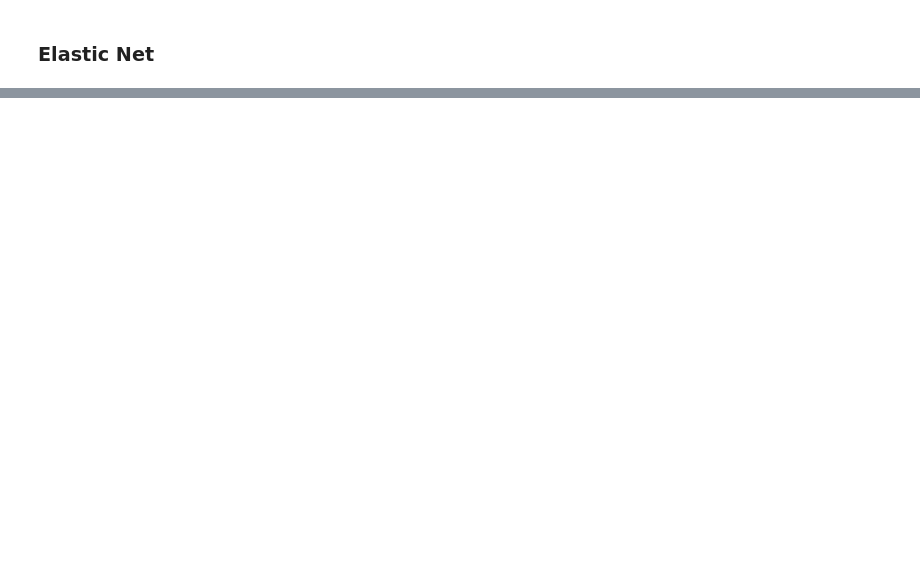
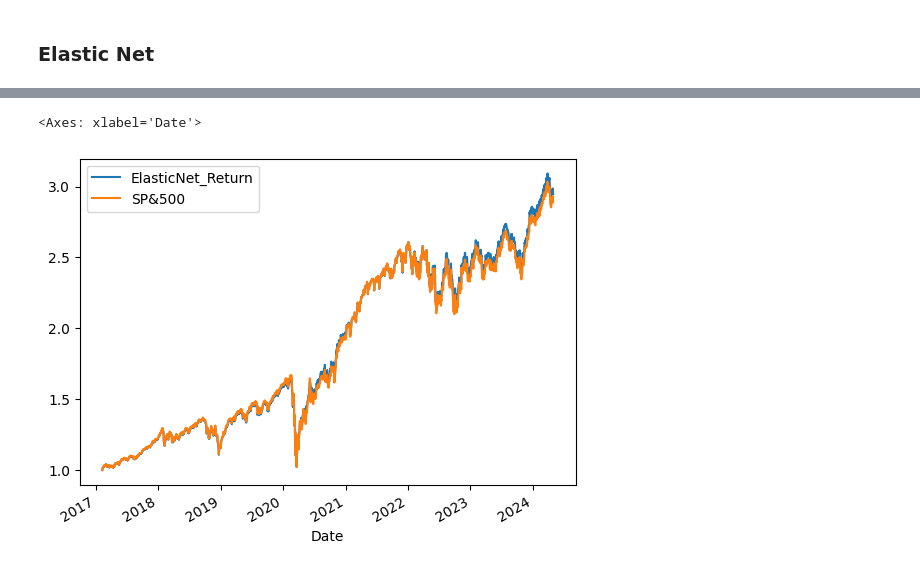
Before and after one commit to udacity/building-a-workflow-for-aI, a Jupyter notebook: l3-supervised-learning-regression/Lesson3.ipynb, the cells around one changed output, grey strips where cells are left out. Cells and saved outputs as stored; diff of their text form; code cells hidden in the pictures; blank space fills up the shorter version.

```diff
--- a/l3-supervised-learning-regression/Lesson3.ipynb
+++ b/l3-supervised-learning-regression/Lesson3.ipynb
@@ -979,0 +976,18 @@ metrics_df
+# %%
+# Define trading strategy based on RSI
+def trading_strategy(y_pred):
+    if y_pred >0:
+        return  1 # Go long
+    else:
+        return 0
+
+# Apply trading strategy to each RSI value
+y_test_and_pred['Position'] = y_test_and_pred['y_pred'].transform(trading_strategy)
+# Create Returns for each Trade
+y_test_and_pred[f'{model_name}_Return'] = y_test_and_pred['F_1_d_returns'] *  y_test_and_pred['Position']
+# %%
+# Compute the daily mean of all stocks. This will be our equal weighted benchmark
+daily_mean  = pd.DataFrame(y_test_and_pred.loc[:,f'{model_name}_Return'].groupby(level='Date').mean())
+
+# Convert daily returns to cumulative returns
+cum_returns = pd.DataFrame((daily_mean[[f'{model_name}_Return']]+1).cumprod())
@@ -979,0 +1019,6 @@ metrics_df
+# %%
+cum_returns = pd.merge(cum_returns, cum_returns_bm, left_index=True, right_index=True)
+cum_returns.plot()
+# %% [output]
+<Axes: xlabel='Date'>
+[figure, added]
```
Also changed, not shown: parts of 7 cells of this notebook.
